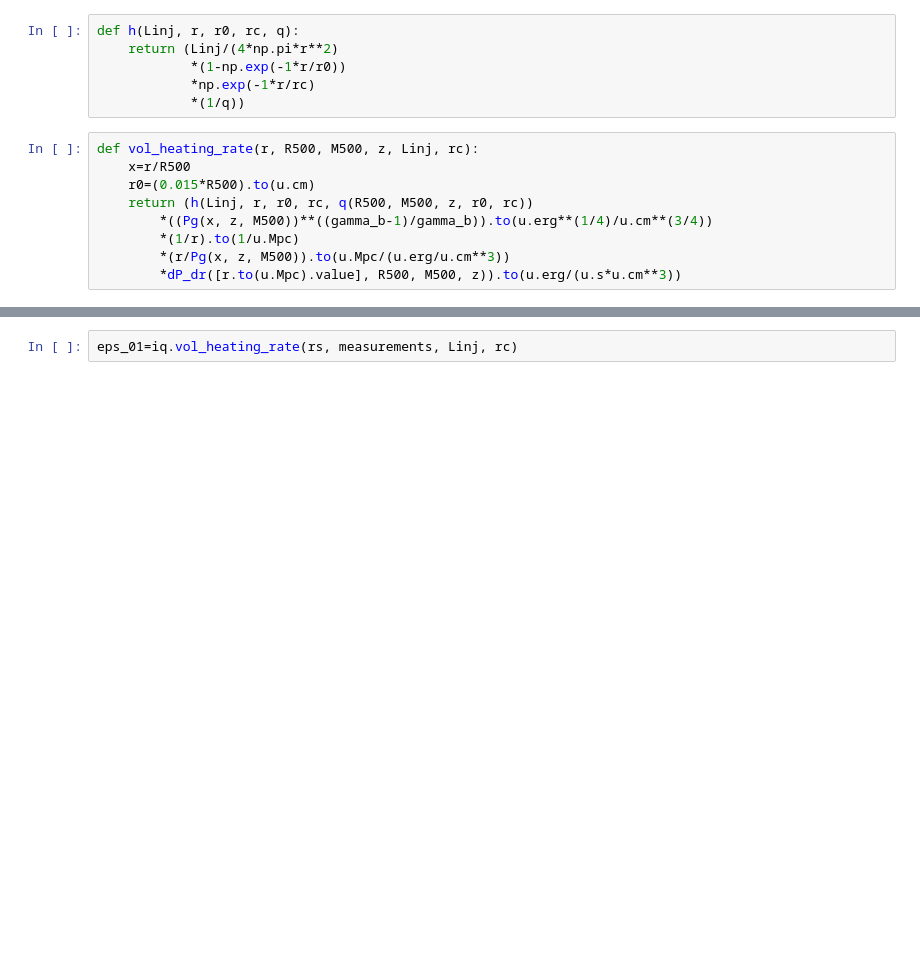
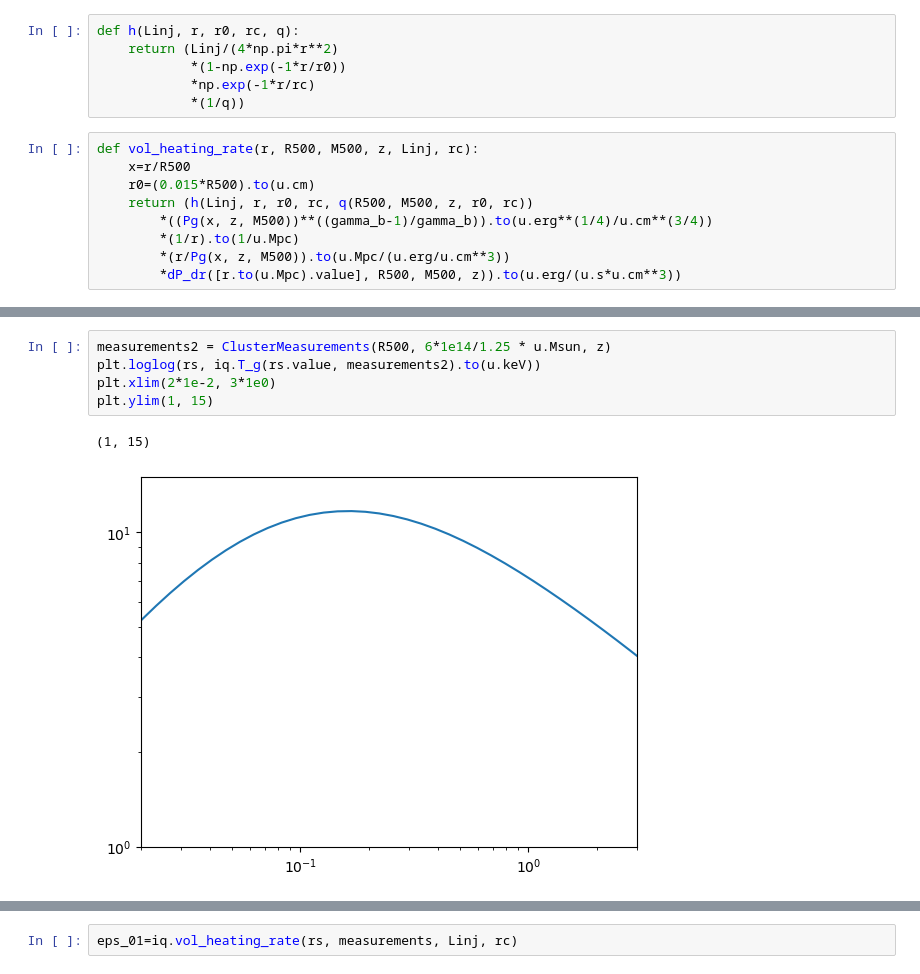
Before and after one commit to eleanorstuart/thermo-idm, a Jupyter notebook: Iqbal_AGN_heating.ipynb, the cells around one changed output, grey strips where cells are left out. Drawn from its saved outputs; the diff is of its cells as text; blank space fills up the shorter version.

```diff
--- a/Iqbal_AGN_heating.ipynb
+++ b/Iqbal_AGN_heating.ipynb
@@ -154,2 +153,10 @@ $0.31916839 \; \mathrm{Mpc}$
+# %%
+measurements2 = ClusterMeasurements(R500, 6*1e14/1.25 * u.Msun, z)
+plt.loglog(rs, iq.T_g(rs.value, measurements2).to(u.keV))
+plt.xlim(2*1e-2, 3*1e0)
+plt.ylim(1, 15)
+# %% [output]
+(1, 15)
+[figure, added]
 # %%
 #n_e = 3*(M500/const.m_p).to(1) /(4*np.pi*R500**3)
```
Also changed, not shown: parts of 11 cells of this notebook, 7 other files.
